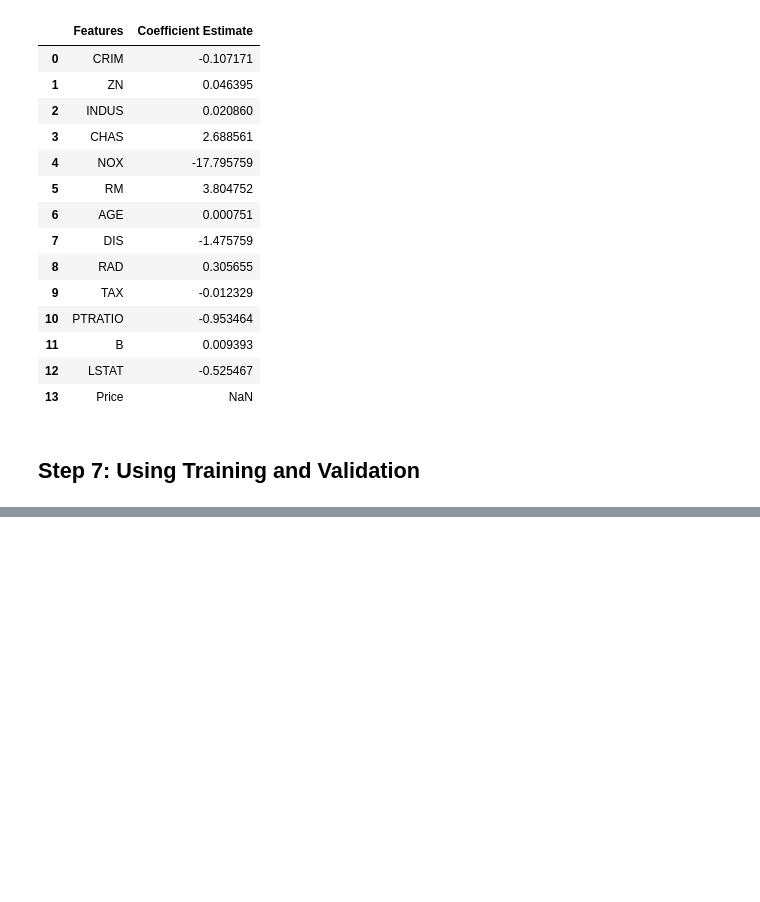
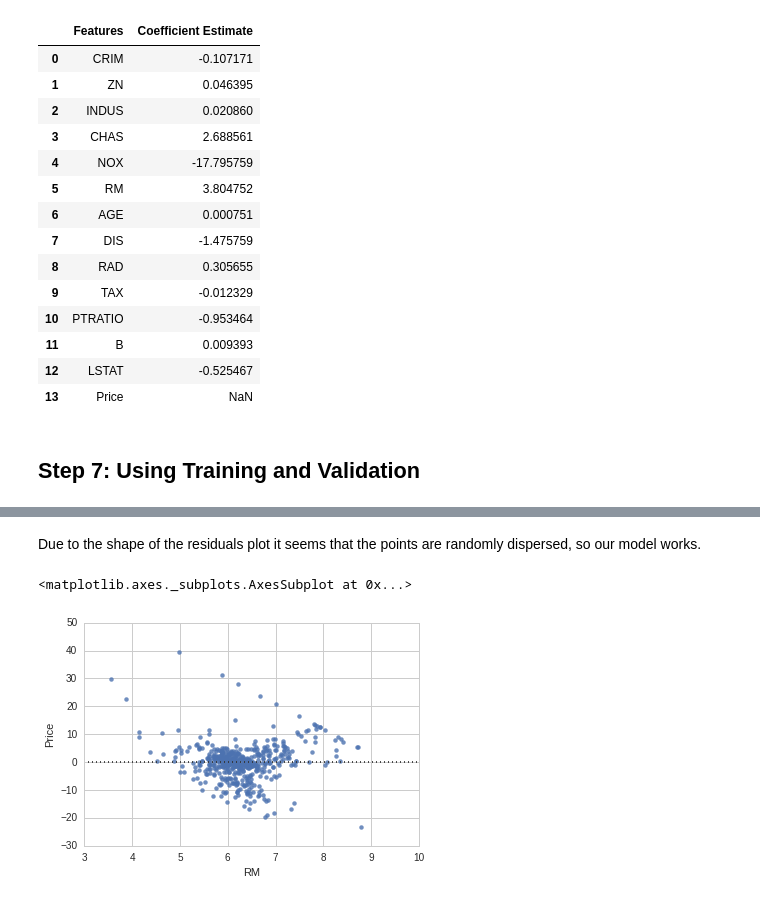
Before and after one commit to jarturomora/python-data-analysis, a Jupyter notebook: ML1 - Supervised Learning - Linear Regression.ipynb, the cells around one changed output, grey strips where cells are left out. Saved outputs shown, nothing was run; the diff lists cells and outputs as text; code cells hidden in the pictures; blank space fills up the shorter version.

```diff
--- a/ML1 - Supervised Learning - Linear Regression.ipynb
+++ b/ML1 - Supervised Learning - Linear Regression.ipynb
@@ -230,0 +294,8 @@ X_train, X_test, Y_train, Y_test = sklearn.cross_validation.train_test_split(X,
+# %% [markdown]
+Due to the shape of the residuals plot it seems that the points are randomly dispersed, so our model works.
+# %%
+# Residual plot of all the dataset using seaborn
+sns.residplot('RM', 'Price', data = boston_df)
+# %% [output]
+<matplotlib.axes._subplots.AxesSubplot at 0x...>
+[figure, added]
```
Also changed, not shown: parts of 7 cells of this notebook.
